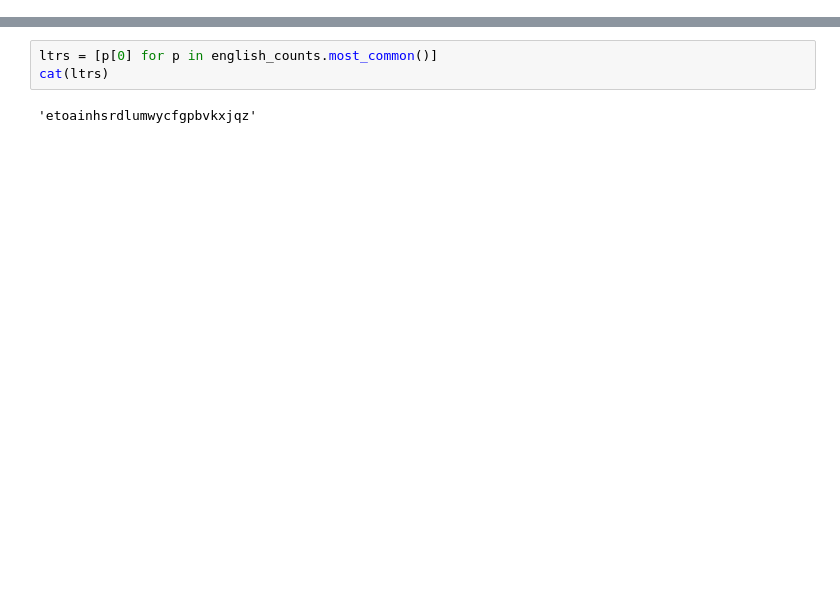
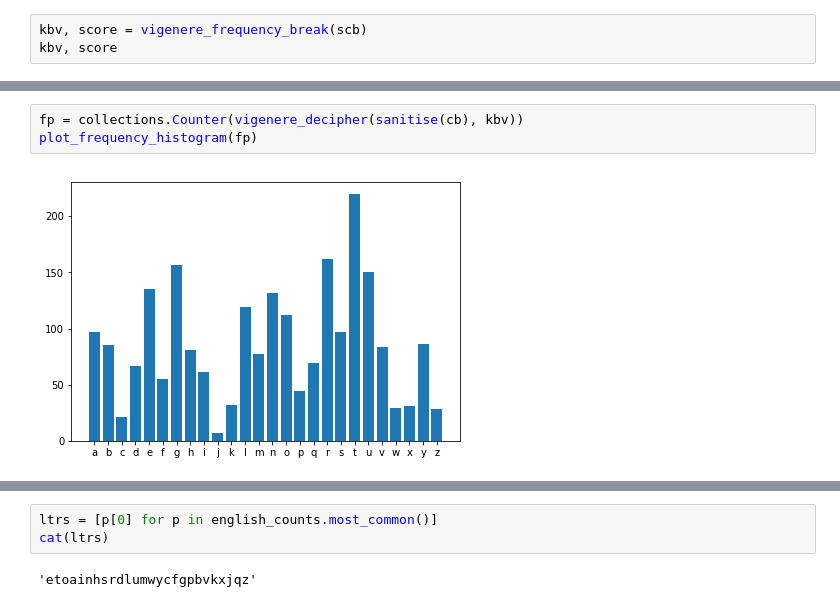
Before and after one commit to NeilNjae/cipher-tools, a Jupyter notebook: 2017/2017-challenge6.ipynb, the cells around one changed output, grey strips where cells are left out. Drawn from its saved outputs; the diff is of its cells as text; blank space fills up the shorter version.

```diff
--- a/2017/2017-challenge6.ipynb
+++ b/2017/2017-challenge6.ipynb
@@ -65,0 +115,3 @@ gyotygparsneylhadnsyooscnrsdlnjbfmylxjyddnrvfilenrsrdigymnienondrnqcaflienjabyjl
+# %%
+kbv, score = vigenere_frequency_break(scb)
+kbv, score
@@ -65,0 +157,5 @@ gyotygparsneylhadnsyooscnrsdlnjbfmylxjyddnrvfilenrsrdigymnienondrnqcaflienjabyjl
+# %%
+fp = collections.Counter(vigenere_decipher(sanitise(cb), kbv))
+plot_frequency_histogram(fp)
+# %% [output]
+[figure, added]
```
Also changed, not shown: parts of 93 cells of this notebook, 4 other files.
